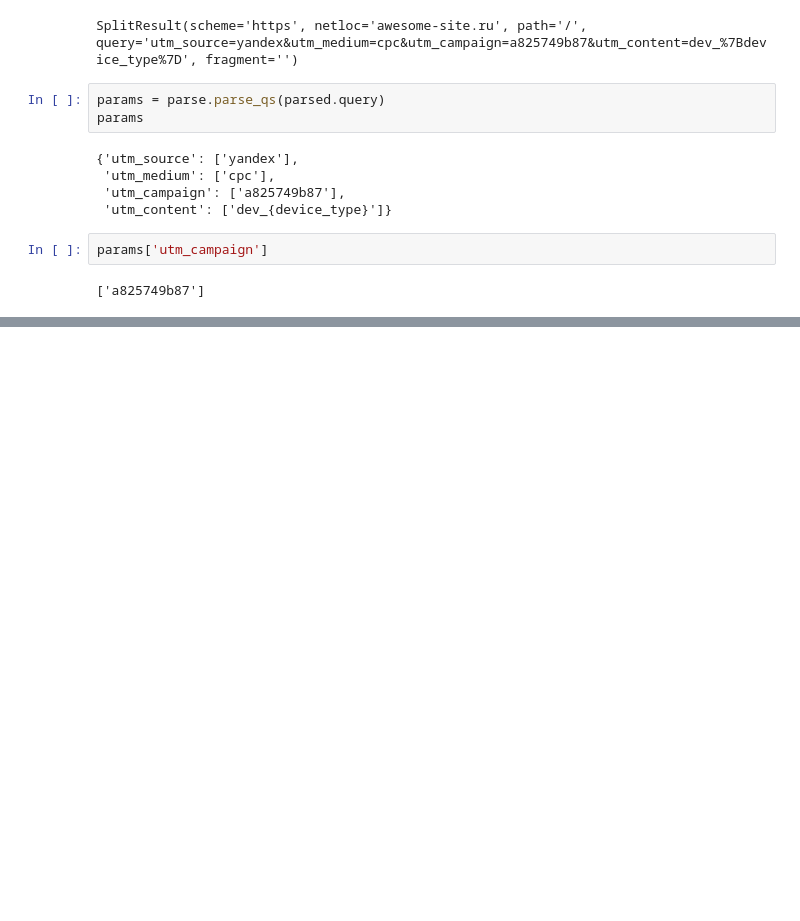
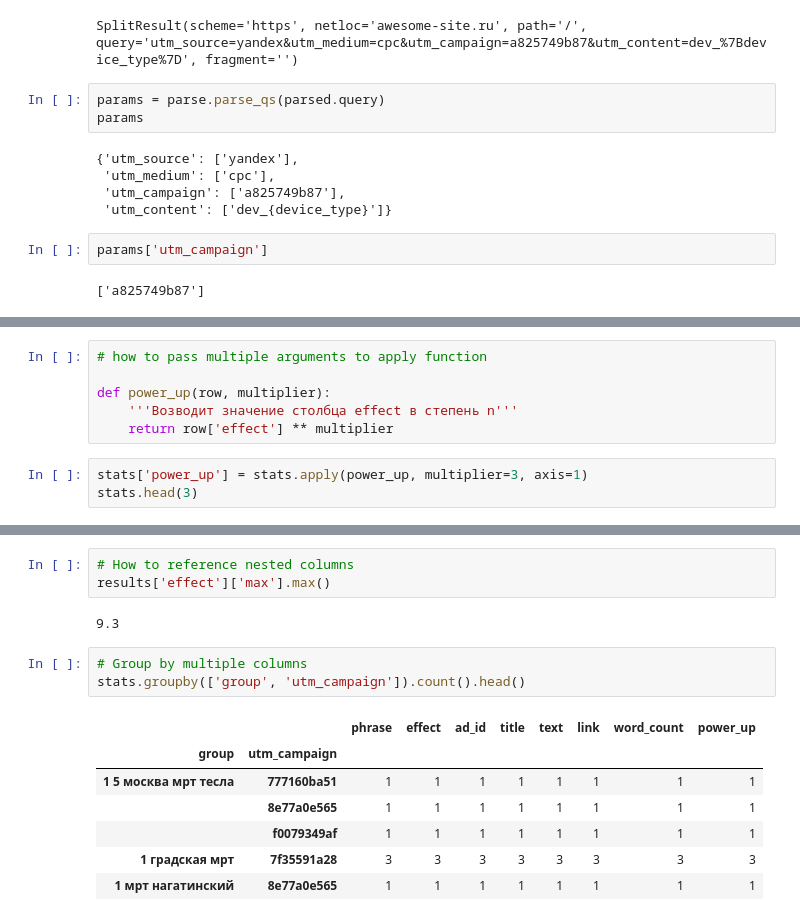
Before and after one commit to Madi-S/Data-Science-Intro, a Jupyter notebook: pandas_functions.ipynb, the cells around one changed output, grey strips where cells are left out. Drawn from its saved outputs; the diff is of its cells as text; blank space fills up the shorter version.

Commit message:
Advanced lesson on pandas function added

```diff
--- a/pandas_functions.ipynb
+++ b/pandas_functions.ipynb
@@ -134,3 +134,12 @@ stats.head(3)
 | 0 | мрт менделеевская | "!мрт !менделеевская" | 4.5 | 2101704995 | МРТ на Менделеевской от 2000₽ | 24 часа. МРТ в день обращения. Ко... | https://awesome-site.ru/?utm_sour... | 2 | a825749b87 |
 | 1 | мрт цао | "мрт менделеевская" | 4.5 | 2101704995 | МРТ на Менделеевской от 2000₽ | 24 часа. МРТ в день обращения. Ко... | https://awesome-site.ru/?utm_sour... | 2 | a825749b87 |
 | 2 | мрт цао | мрт менделеевская -головы -позвон... | 7.4 | 2101704995 | МРТ на Менделеевской от 2000₽ | 24 часа. МРТ в день обращения. Ко... | https://awesome-site.ru/?utm_sour... | 6 | a825749b87 |
+# %%
+# how to pass multiple arguments to apply function
+
+def power_up(row, multiplier):
+    '''Возводит значение столбца effect в степень n'''
+    return row['effect'] ** multiplier
+# %%
+stats['power_up'] = stats.apply(power_up, multiplier=3, axis=1)
+stats.head(3)
@@ -136,0 +258,16 @@ stats.head(3)
+# %%
+# How to reference nested columns
+results['effect']['max'].max()
+# %% [output]
+9.3
+# %%
+# Group by multiple columns
+stats.groupby(['group', 'utm_campaign']).count().head()
+# %% [output]
+|  |  | phrase | effect | ad_id | title | text | link | word_count | power_up |
+| group | utm_campaign |  |  |  |  |  |  |  |  |
+| 1 5 москва мрт тесла | 777160ba51 | 1 | 1 | 1 | 1 | 1 | 1 | 1 | 1 |
+|  | 8e77a0e565 | 1 | 1 | 1 | 1 | 1 | 1 | 1 | 1 |
+|  | f0079349af | 1 | 1 | 1 | 1 | 1 | 1 | 1 | 1 |
+| 1 градская мрт | 7f35591a28 | 3 | 3 | 3 | 3 | 3 | 3 | 3 | 3 |
+| 1 мрт нагатинский | 8e77a0e565 | 1 | 1 | 1 | 1 | 1 | 1 | 1 | 1 |
```
Also changed, not shown: parts of 16 cells of this notebook, 2 other files.
